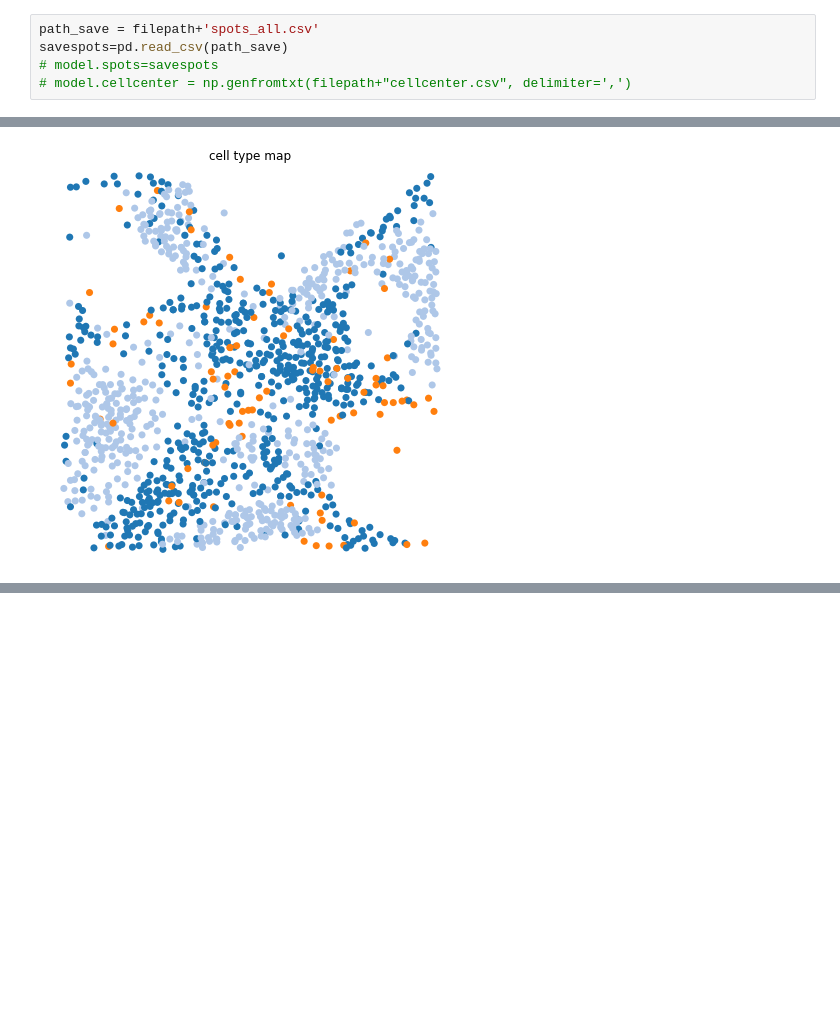
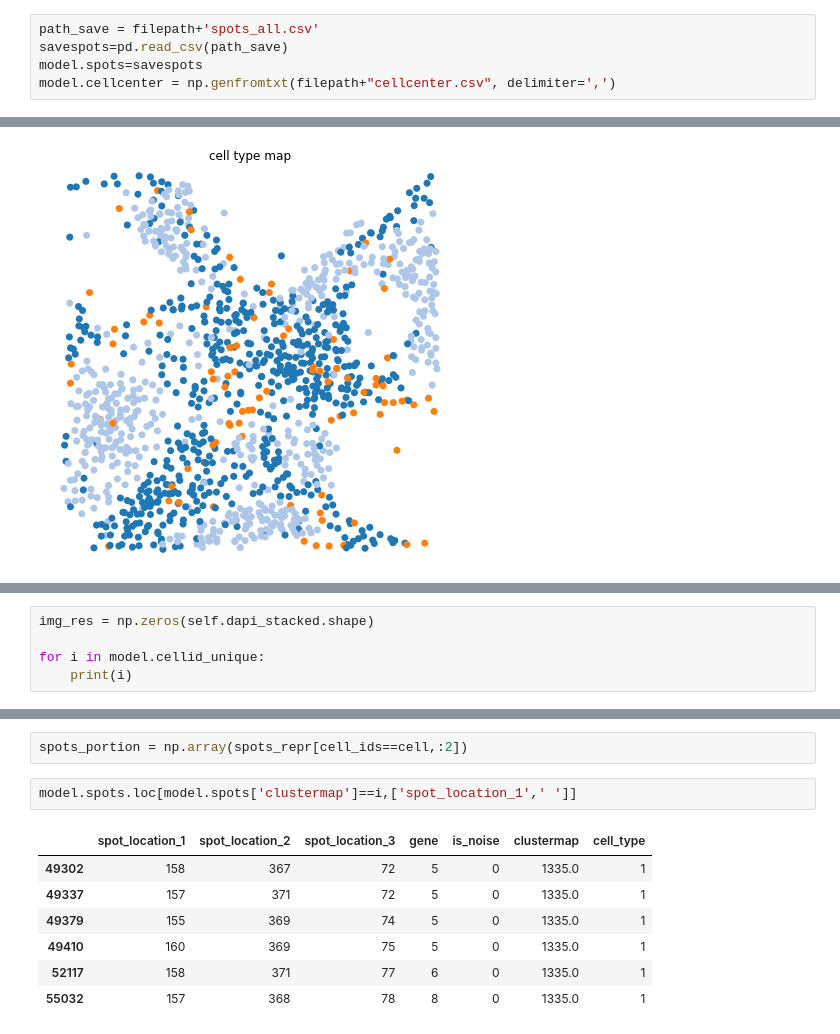
Before and after one commit to wanglab-broad/ClusterMap, a Jupyter notebook: ClusterMap_STARmap_human_cardiac_organoid.ipynb, the cells around one changed output, grey strips where cells are left out. Drawn from its saved outputs; the diff is of its cells as text; blank space fills up the shorter version.

```diff
--- a/ClusterMap_STARmap_human_cardiac_organoid.ipynb
+++ b/ClusterMap_STARmap_human_cardiac_organoid.ipynb
@@ -130,8 +130,8 @@ np.savetxt(filepath+"cellcenter.csv",model.cellcenter,delimiter=",")
 # %%
 path_save = filepath+'spots_all.csv'
 savespots=pd.read_csv(path_save)
-# model.spots=savespots
-# model.cellcenter = np.genfromtxt(filepath+"cellcenter.csv", delimiter=',')
+model.spots=savespots
+model.cellcenter = np.genfromtxt(filepath+"cellcenter.csv", delimiter=',')
 # %%
 model.spots
 # %% [output]
@@ -172,0 +177,5 @@ cluster_pl=model.plot_cell_typing()
+# %%
+img_res = np.zeros(self.dapi_stacked.shape)
+
+for i in model.cellid_unique:
+    print(i)
@@ -172,0 +200,12 @@ cluster_pl=model.plot_cell_typing()
+# %%
+spots_portion = np.array(spots_repr[cell_ids==cell,:2])
+# %%
+model.spots.loc[model.spots['clustermap']==i,['spot_location_1',' ']]
+# %% [output]
+|  | spot_location_1 | spot_location_2 | spot_location_3 | gene | is_noise | clustermap | cell_type |
+| 49302 | 158 | 367 | 72 | 5 | 0 | 1335.0 | 1 |
+| 49337 | 157 | 371 | 72 | 5 | 0 | 1335.0 | 1 |
+| 49379 | 155 | 369 | 74 | 5 | 0 | 1335.0 | 1 |
+| 49410 | 160 | 369 | 75 | 5 | 0 | 1335.0 | 1 |
+| 52117 | 158 | 371 | 77 | 6 | 0 | 1335.0 | 1 |
+| 55032 | 157 | 368 | 78 | 8 | 0 | 1335.0 | 1 |
```
Also changed, not shown: parts of 3 cells of this notebook, 6 other files.
